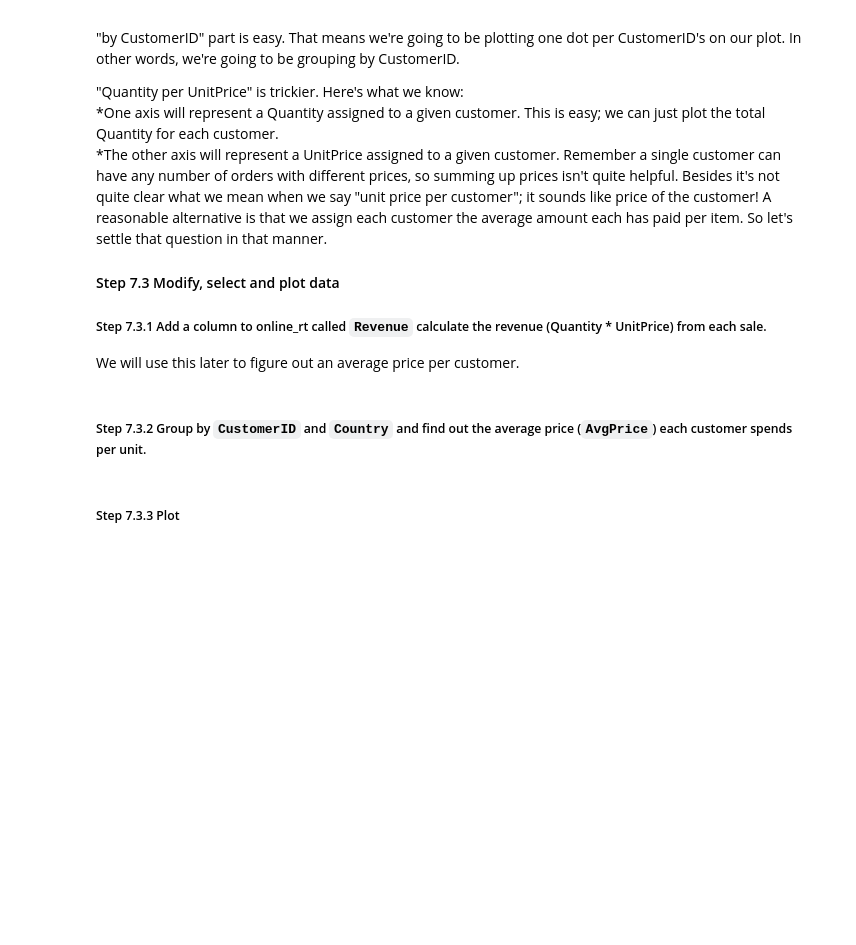
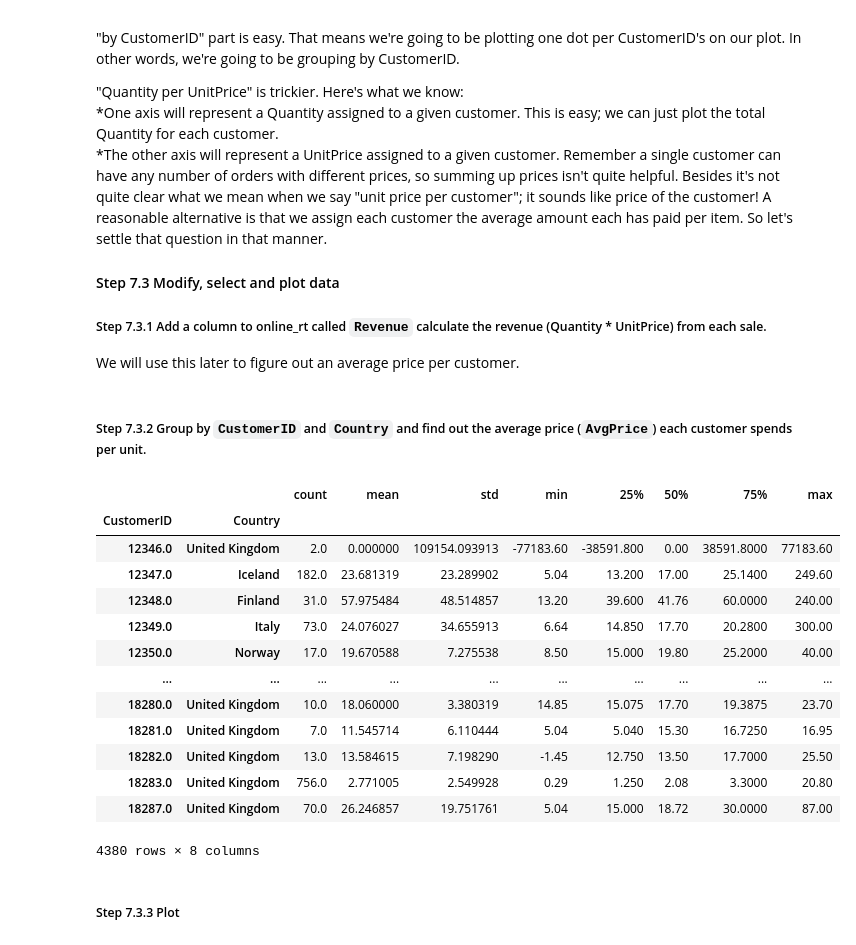
Before and after one commit to LiamFer/Data_Science-Exercises, a Jupyter notebook: Pandas/content/07_Visualization/Online_Retail/Exercises.ipynb, the cells around one changed output. Saved outputs shown, nothing was run; the diff lists cells and outputs as text; code cells hidden in the pictures; blank space fills up the shorter version.

```diff
--- a/Pandas/content/07_Visualization/Online_Retail/Exercises.ipynb
+++ b/Pandas/content/07_Visualization/Online_Retail/Exercises.ipynb
@@ -176,8 +184,27 @@ We need to unpack that.
 #### Step 7.3 Modify, select and plot data
 ##### Step 7.3.1 Add a column to online_rt called `Revenue` calculate the revenue (Quantity * UnitPrice) from each sale.
 We will use this later to figure out an average price per customer.
+# %%
+online_rt['Revenue'] = online_rt['UnitPrice'] * online_rt['Quantity']
 # %% [markdown]
 ##### Step 7.3.2 Group by `CustomerID` and `Country` and find out the average price (`AvgPrice`) each customer spends per unit.
+# %%
+online_rt.groupby(['CustomerID',"Country"])['Revenue'].
+# %% [output]
+|  |  | count | mean | std | min | 25% | 50% | 75% | max |
+| CustomerID | Country |  |  |  |  |  |  |  |  |
+| 12346.0 | United Kingdom | 2.0 | 0.000000 | 109154.093913 | -77183.60 | -38591.800 | 0.00 | 38591.8000 | 77183.60 |
+| 12347.0 | Iceland | 182.0 | 23.681319 | 23.289902 | 5.04 | 13.200 | 17.00 | 25.1400 | 249.60 |
+| 12348.0 | Finland | 31.0 | 57.975484 | 48.514857 | 13.20 | 39.600 | 41.76 | 60.0000 | 240.00 |
+| 12349.0 | Italy | 73.0 | 24.076027 | 34.655913 | 6.64 | 14.850 | 17.70 | 20.2800 | 300.00 |
+| 12350.0 | Norway | 17.0 | 19.670588 | 7.275538 | 8.50 | 15.000 | 19.80 | 25.2000 | 40.00 |
+| ... | ... | ... | ... | ... | ... | ... | ... | ... | ... |
+| 18280.0 | United Kingdom | 10.0 | 18.060000 | 3.380319 | 14.85 | 15.075 | 17.70 | 19.3875 | 23.70 |
+| 18281.0 | United Kingdom | 7.0 | 11.545714 | 6.110444 | 5.04 | 5.040 | 15.30 | 16.7250 | 16.95 |
+| 18282.0 | United Kingdom | 13.0 | 13.584615 | 7.198290 | -1.45 | 12.750 | 13.50 | 17.7000 | 25.50 |
+| 18283.0 | United Kingdom | 756.0 | 2.771005 | 2.549928 | 0.29 | 1.250 | 2.08 | 3.3000 | 20.80 |
+| 18287.0 | United Kingdom | 70.0 | 26.246857 | 19.751761 | 5.04 | 15.000 | 18.72 | 30.0000 | 87.00 |
+4380 rows × 8 columns
 # %% [markdown]
 ##### Step 7.3.3 Plot
 # %% [markdown]
```
Also changed, not shown: parts of 1 cell of this notebook.
